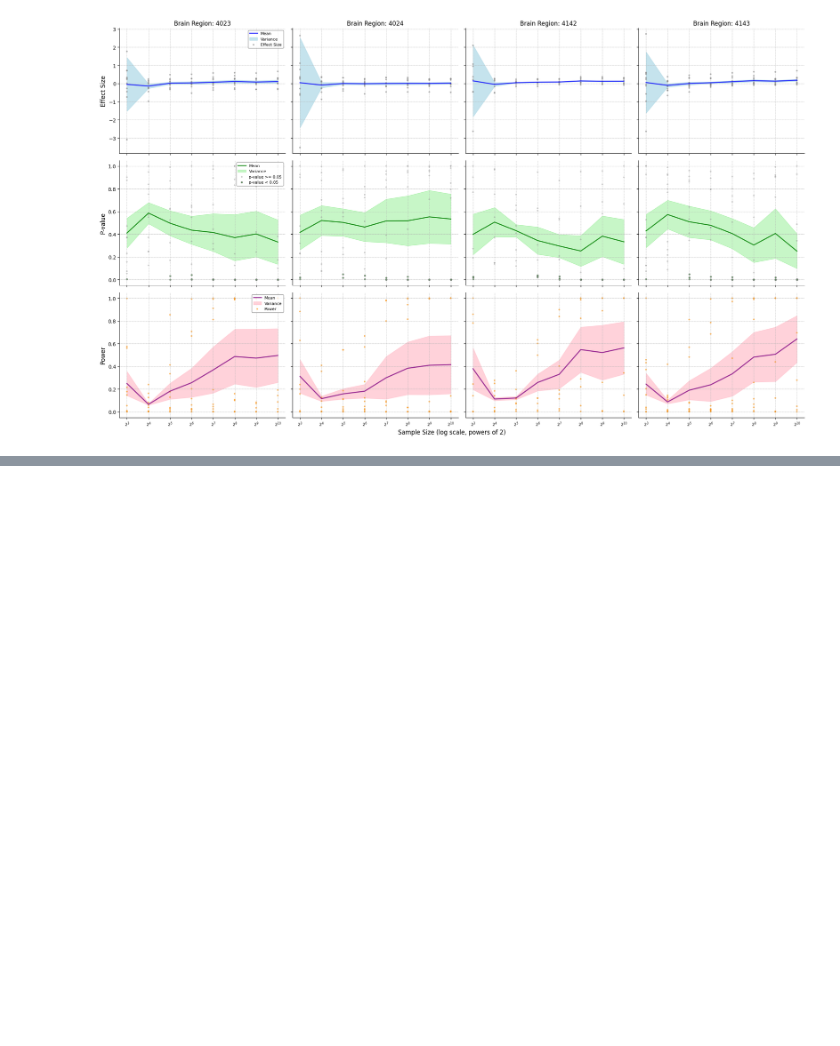
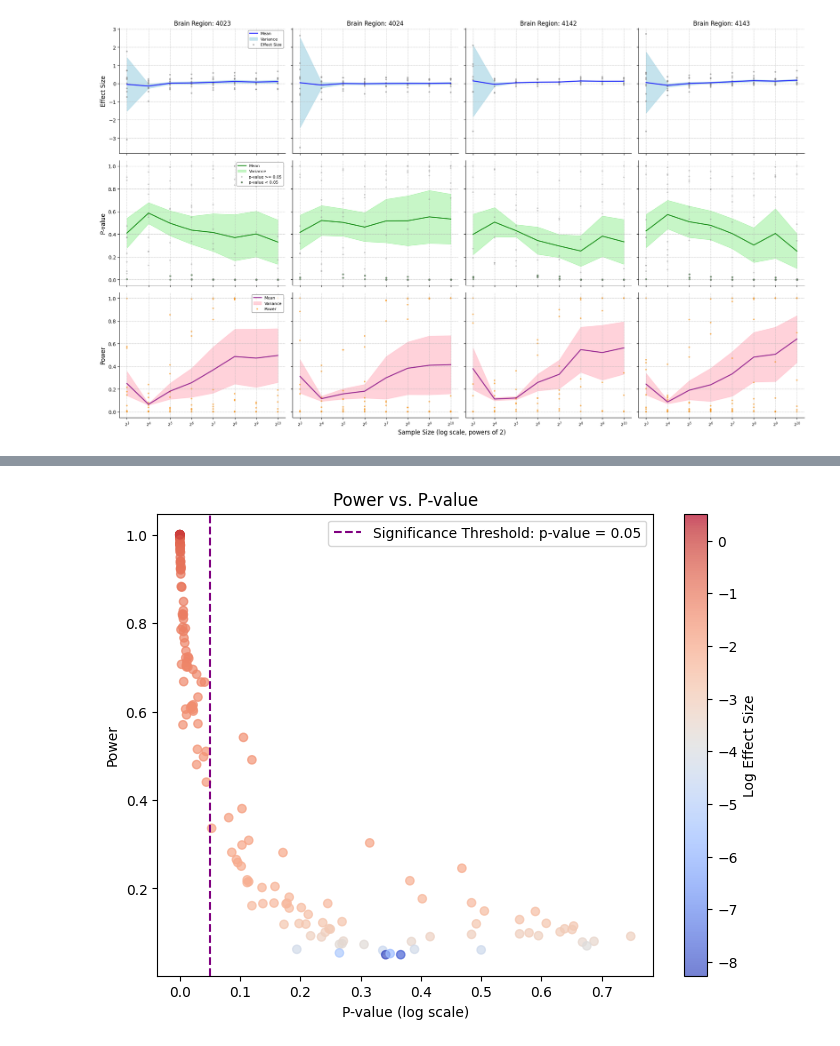
Before and after one commit to KarimIbrahim11/Gene-Expression-Analysis, a Jupyter notebook: notebooks/CS_06_P-value_Power_VS_Sample_size.ipynb, the cells around one changed output, grey strips where cells are left out. Cells and saved outputs as stored; diff of their text form; code cells hidden in the pictures; blank space fills up the shorter version.

```diff
--- a/notebooks/CS_06_P-value_Power_VS_Sample_size.ipynb
+++ b/notebooks/CS_06_P-value_Power_VS_Sample_size.ipynb
@@ -869,0 +829,40 @@ plt.show()
+# %%
+stats_df = load_df_from_csv(OUTPUT_DATA / Path('df_stats.csv'))
+# %%
+import numpy as np
+import seaborn as sns
+import matplotlib.pyplot as plt
+import matplotlib.colors as mcolors
+import matplotlib.cm as cm
+
+# Apply log transformation to the effect size (optional)
+stats_df["log_effect_size"] = np.log(stats_df["effect_size_64"] + 1e-6)
+
+# Create a colormap and normalize it
+cmap = cm.coolwarm  # Choose a color map
+norm = mcolors.Normalize(vmin=stats_df["log_effect_size"].min(), vmax=stats_df["log_effect_size"].max())
+
+# Create the figure and scatter plot
+fig, ax = plt.subplots(figsize=(8, 6))
+scatter = ax.scatter(
+    stats_df["p-value_64"], stats_df["power_64"],
+    c=stats_df["log_effect_size"], cmap=cmap, alpha=0.7
+)
+
+# Add the significance threshold line
+ax.axvline(0.05, color="purple", linestyle="--", label="Significance Threshold: p-value = 0.05")
+
+# Create a colorbar
+cbar = plt.colorbar(scatter, ax=ax)
+cbar.set_label("Log Effect Size")
+
+# Labels and title
+plt.title("Power vs. P-value")
+plt.xlabel("P-value (log scale)")
+plt.ylabel("Power")
+plt.legend()
+
+plt.savefig(PLOTS_PTH / Path('PL_06_7_Power_P-Value_Effect_Size_64.png'))
+plt.show()
+# %% [output]
+[figure, added]
```
Also changed, not shown: parts of 13 cells of this notebook, 38 other files.
